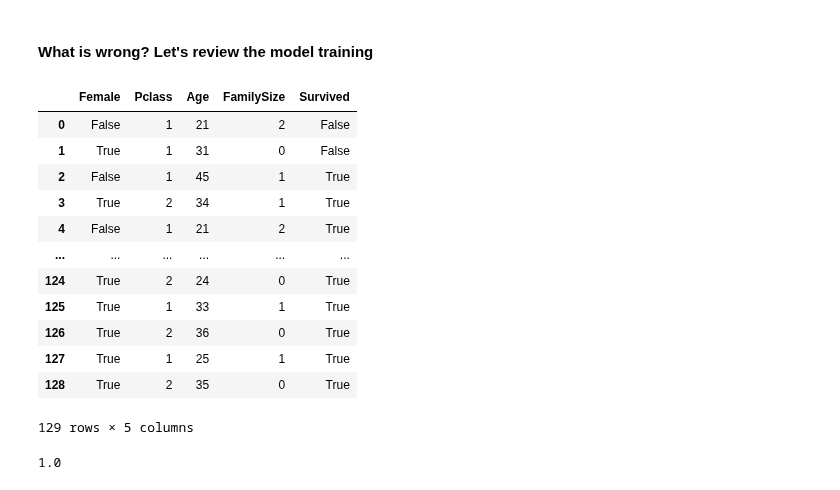
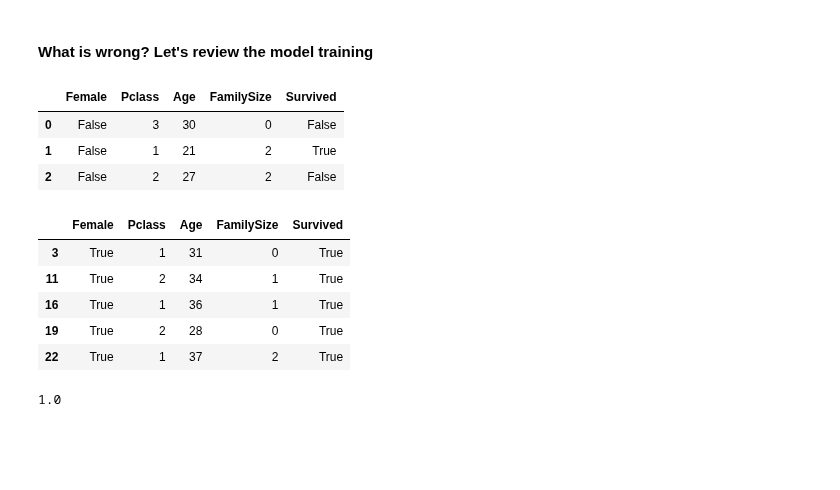
Before and after one commit to lcbjrrr/algojust, a Jupyter notebook: NB05_Survivorship.ipynb, the cells around one changed output. Cells and saved outputs as stored; diff of their text form; code cells hidden in the pictures; blank space fills up the shorter version.

```diff
--- a/NB05_Survivorship.ipynb
+++ b/NB05_Survivorship.ipynb
@@ -27,22 +27,23 @@ Wald's insight identified a logical error known as Survival Bias. This bias caus
 #### What is wrong? Let's review the model training
 # %%
 import pandas as pd
-df = pd.read_csv('https://raw.githubusercontent.com/lcbjrrr/algojust/refs/heads/main/Titanic%20-%20bi.csv')
-df
+train = pd.read_csv('https://raw.githubusercontent.com/lcbjrrr/algojust/refs/heads/main/Titanic%20-%20train.csv')
+train.head(3)
 # %% [output]
 |  | Female | Pclass | Age | FamilySize | Survived |
-| 0 | False | 1 | 21 | 2 | False |
-| 1 | True | 1 | 31 | 0 | False |
-| 2 | False | 1 | 45 | 1 | True |
-| 3 | True | 2 | 34 | 1 | True |
-| 4 | False | 1 | 21 | 2 | True |
-| ... | ... | ... | ... | ... | ... |
-| 124 | True | 2 | 24 | 0 | True |
-| 125 | True | 1 | 33 | 1 | True |
-| 126 | True | 2 | 36 | 0 | True |
-| 127 | True | 1 | 25 | 1 | True |
-| 128 | True | 2 | 35 | 0 | True |
+| 0 | False | 3 | 30 | 0 | False |
+| 1 | False | 1 | 21 | 2 | True |
+| 2 | False | 2 | 27 | 2 | False |
-129 rows × 5 columns
+# %%
+female_df = train[train['Female']==True]
+female_df.head()
+# %% [output]
+|  | Female | Pclass | Age | FamilySize | Survived |
+| 3 | True | 1 | 31 | 0 | True |
+| 11 | True | 2 | 34 | 1 | True |
+| 16 | True | 1 | 36 | 1 | True |
+| 19 | True | 2 | 28 | 0 | True |
+| 22 | True | 1 | 37 | 2 | True |
 # %%
 from sklearn.tree import DecisionTreeClassifier
 tree = DecisionTreeClassifier(max_depth=4)
```
Also changed, not shown: parts of 8 cells of this notebook.
